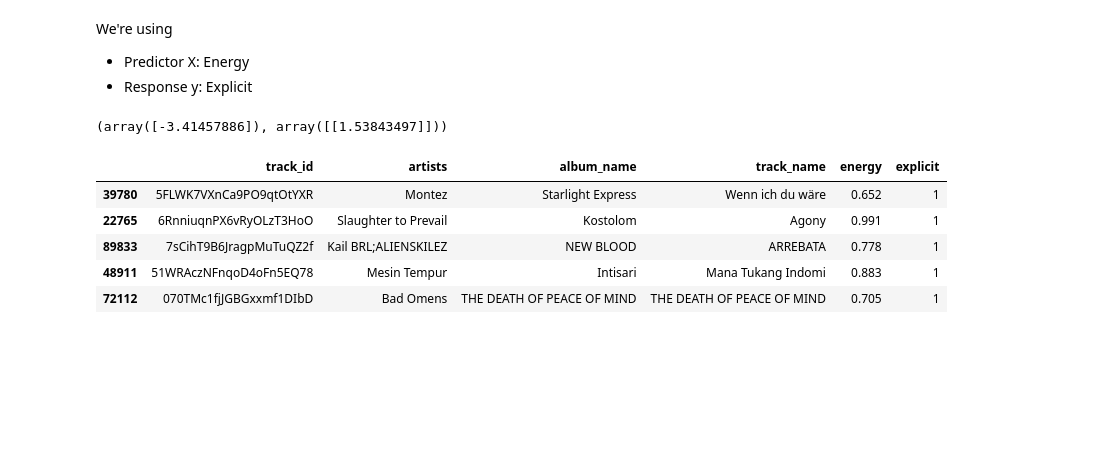
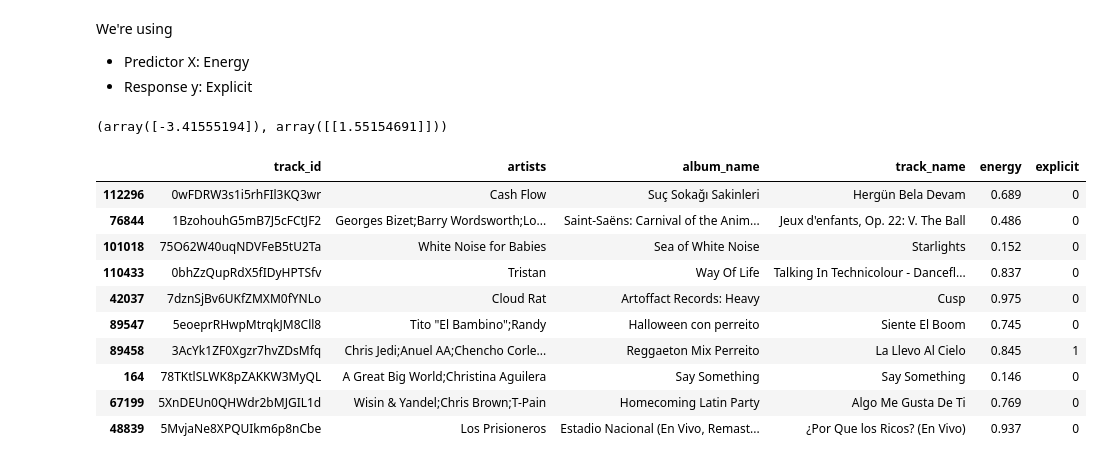
Before and after one commit to rghosh1353/spotify_genre_proj, a Jupyter notebook: Check_in_3_LogisticRegression.ipynb, the cells around one changed output. Drawn from its saved outputs; the diff is of its cells as text; code cells hidden in the pictures; blank space fills up the shorter version.

```diff
--- a/Check_in_3_LogisticRegression.ipynb
+++ b/Check_in_3_LogisticRegression.ipynb
@@ -60,29 +80,25 @@ We're using
 *   Response y: Explicit
 # %%
 # Compute a Logistic Regression fit for the training dataset.
-from sklearn.linear_model import LogisticRegression
-
-# Initialize the logistic regression model
 lr_train = LogisticRegression(solver='liblinear')
-
-# Fit the model using 'energy' as the feature and 'explicit' as the target
-lr_train.fit(X=spotify_clean[['energy']], y=spotify_clean['explicit'].values)
+lr_train.fit(X=train_spotify[['energy']], y=train_spotify['explicit'].values)
 
 # View the model intercept and coefficients
 lr_train.intercept_, lr_train.coef_
 # %% [output]
-(array([-3.41457886]), array([[1.53843497]]))
+(array([-3.41555194]), array([[1.55154691]]))
-# %%
-# Filter rows where 'explicit' is 1
-explicit_tracks = spotify_clean[spotify_clean['explicit'] == 1]
-
-# Display some random rows where 'explicit' is 1
-explicit_tracks.sample(5)  # Randomly sample 5 rows
-# %% [output]
-|  | track_id | artists | album_name | track_name | energy | explicit |
-| 39780 | 5FLWK7VXnCa9PO9qtOtYXR | Montez | Starlight Express | Wenn ich du wäre | 0.652 | 1 |
-| 22765 | 6RnniuqnPX6vRyOLzT3HoO | Slaughter to Prevail | Kostolom | Agony | 0.991 | 1 |
-| 89833 | 7sCihT9B6JragpMuTuQZ2f | Kail BRL;ALIENSKILEZ | NEW BLOOD | ARREBATA | 0.778 | 1 |
-| 48911 | 51WRAczNFnqoD4oFn5EQ78 | Mesin Tempur | Intisari | Mana Tukang Indomi | 0.883 | 1 |
-| 72112 | 070TMc1fjJGBGxxmf1DIbD | Bad Omens | THE DEATH OF PEACE OF MIND | THE DEATH OF PEACE OF MIND | 0.705 | 1 |
+# %%
+val_spotify.sample(10)
+# %% [output]
+|  | track_id | artists | album_name | track_name | energy | explicit |
+| 112296 | 0wFDRW3s1i5rhFIl3KQ3wr | Cash Flow | Suç Sokağı Sakinleri | Hergün Bela Devam | 0.689 | 0 |
+| 76844 | 1BzohouhG5mB7J5cFCtJF2 | Georges Bizet;Barry Wordsworth;Lo... | Saint-Saëns: Carnival of the Anim... | Jeux d'enfants, Op. 22: V. The Ball | 0.486 | 0 |
+| 101018 | 75O62W40uqNDVFeB5tU2Ta | White Noise for Babies | Sea of White Noise | Starlights | 0.152 | 0 |
+| 110433 | 0bhZzQupRdX5fIDyHPTSfv | Tristan | Way Of Life | Talking In Technicolour - Dancefl... | 0.837 | 0 |
+| 42037 | 7dznSjBv6UKfZMXM0fYNLo | Cloud Rat | Artoffact Records: Heavy | Cusp | 0.975 | 0 |
+| 89547 | 5eoeprRHwpMtrqkJM8Cll8 | Tito "El Bambino";Randy | Halloween con perreito | Siente El Boom | 0.745 | 0 |
+| 89458 | 3AcYk1ZF0Xgzr7hvZDsMfq | Chris Jedi;Anuel AA;Chencho Corle... | Reggaeton Mix Perreito | La Llevo Al Cielo | 0.845 | 1 |
+| 164 | 78TKtlSLWK8pZAKKW3MyQL | A Great Big World;Christina Aguilera | Say Something | Say Something | 0.146 | 0 |
+| 67199 | 5XnDEUn0QHWdr2bMJGIL1d | Wisin & Yandel;Chris Brown;T-Pain | Homecoming Latin Party | Algo Me Gusta De Ti | 0.769 | 0 |
+| 48839 | 5MvjaNe8XPQUIkm6p8nCbe | Los Prisioneros | Estadio Nacional (En Vivo, Remast... | ¿Por Que los Ricos? (En Vivo) | 0.937 | 0 |
 # %%
```
Also changed, not shown: parts of 6 cells of this notebook.
